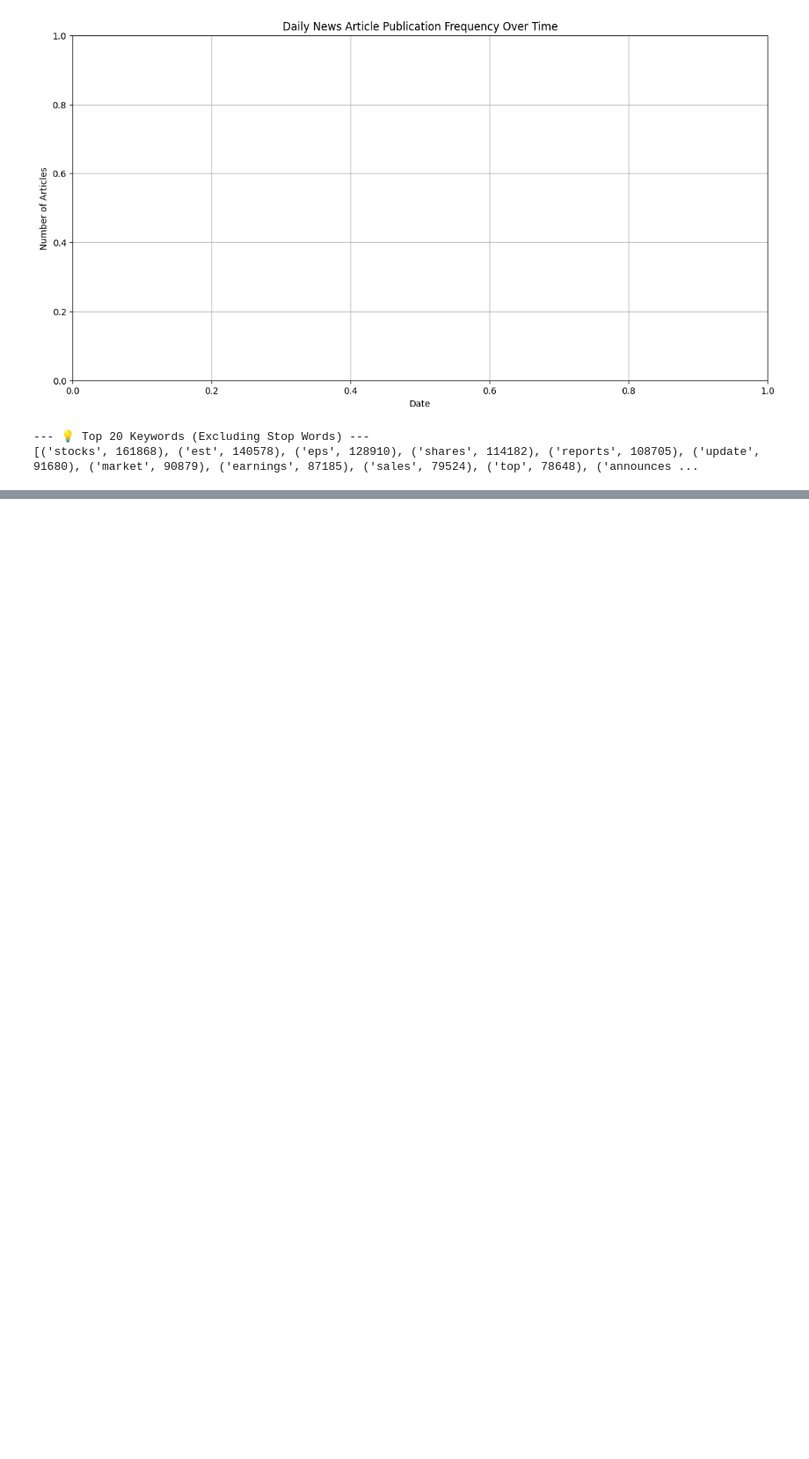
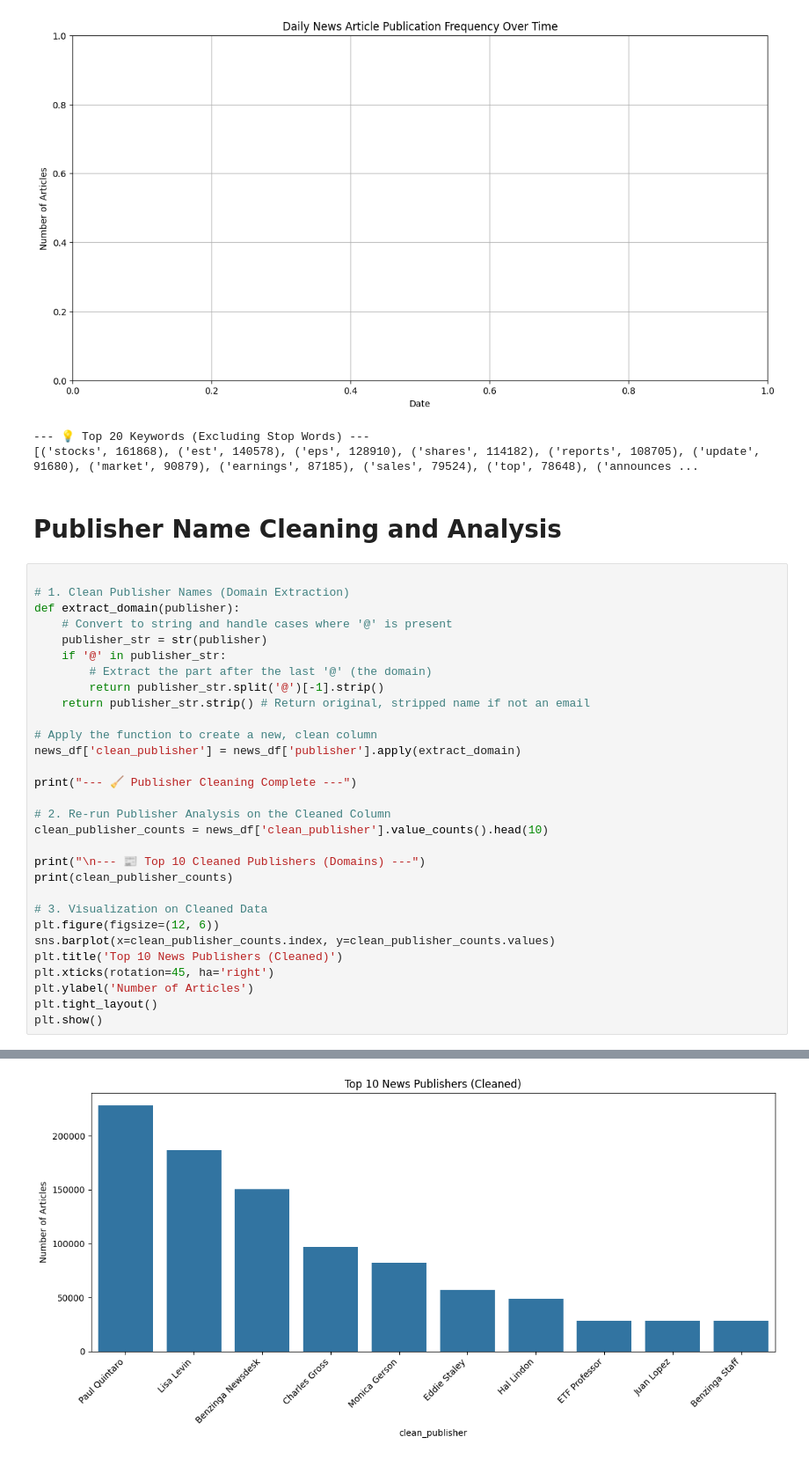
Before and after one commit to rahel-yab/Predicting-Price-Moves-with-News-Sentiment, a Jupyter notebook: notebooks/01_initial_eda.ipynb, the cells around one changed output, grey strips where cells are left out. Shown: that part at 88% size. Cells and saved outputs as stored; diff of their text form; blank space fills up the shorter version.

Commit message:
implemented Publisher Name Cleaning and Analysis

```diff
--- a/notebooks/01_initial_eda.ipynb
+++ b/notebooks/01_initial_eda.ipynb
@@ -180,3 +180,36 @@ Name: count, dtype: int64
 [figure]
 --- 💡 Top 20 Keywords (Excluding Stop Words) ---
 [('stocks', 161868), ('est', 140578), ('eps', 128910), ('shares', 114182), ('reports', 108705), ('update', 91680), ('market', 90879), ('earnings', 87185), ('sales', 79524), ('top', 78648), ('announces ...
+# %% [markdown]
+# Publisher Name Cleaning and Analysis
+# %%
+
+# 1. Clean Publisher Names (Domain Extraction)
+def extract_domain(publisher):
+    # Convert to string and handle cases where '@' is present
+    publisher_str = str(publisher)
+    if '@' in publisher_str:
+        # Extract the part after the last '@' (the domain)
+        return publisher_str.split('@')[-1].strip()
+    return publisher_str.strip() # Return original, stripped name if not an email
+
+# Apply the function to create a new, clean column
+news_df['clean_publisher'] = news_df['publisher'].apply(extract_domain)
+
+print("--- 🧹 Publisher Cleaning Complete ---")
+
+# 2. Re-run Publisher Analysis on the Cleaned Column
+clean_publisher_counts = news_df['clean_publisher'].value_counts().head(10)
+
+print("\n--- 📰 Top 10 Cleaned Publishers (Domains) ---")
+print(clean_publisher_counts)
+
+# 3. Visualization on Cleaned Data
+plt.figure(figsize=(12, 6))
+sns.barplot(x=clean_publisher_counts.index, y=clean_publisher_counts.values)
+plt.title('Top 10 News Publishers (Cleaned)')
+plt.xticks(rotation=45, ha='right')
+plt.ylabel('Number of Articles')
+plt.tight_layout()
+plt.show()
+# %% [output]
@@ -182,0 +231 @@ Name: count, dtype: int64
+[figure, added]
```
Also changed, not shown: parts of 1 cell of this notebook.
